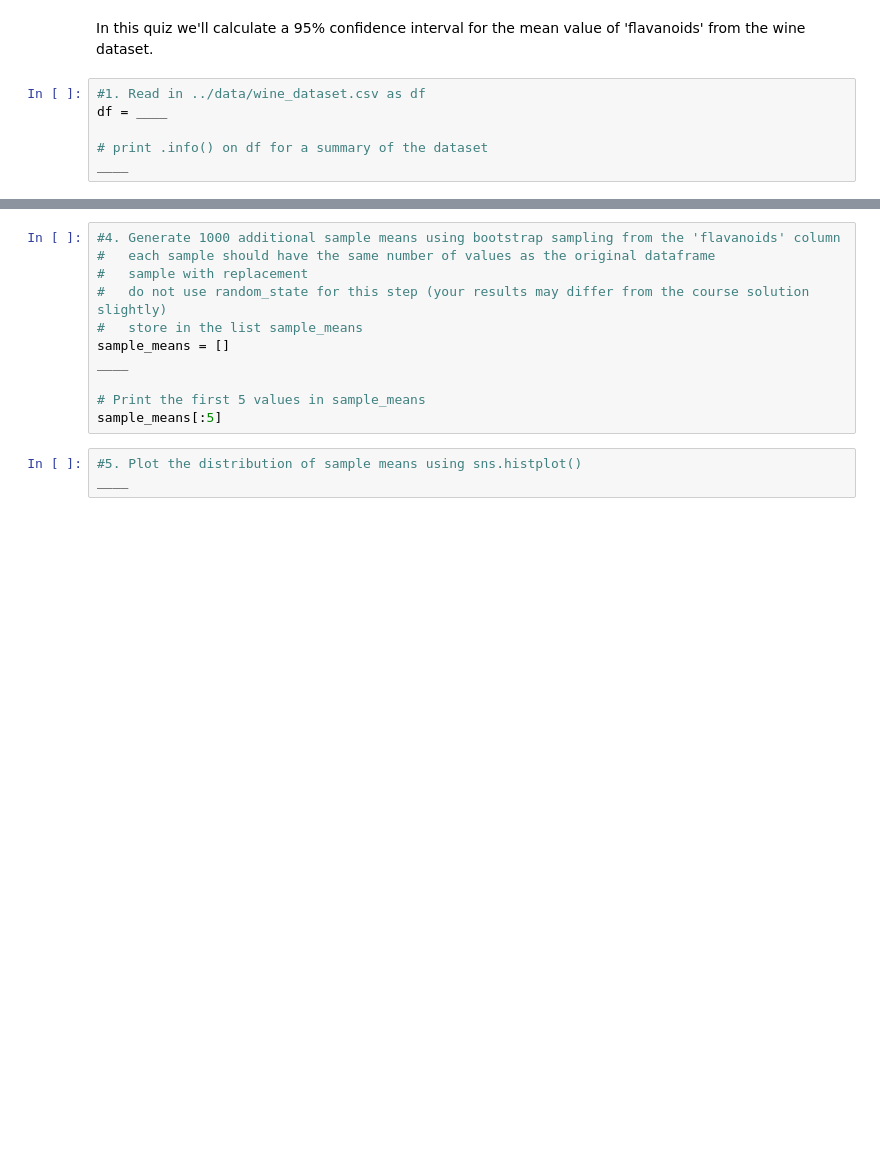
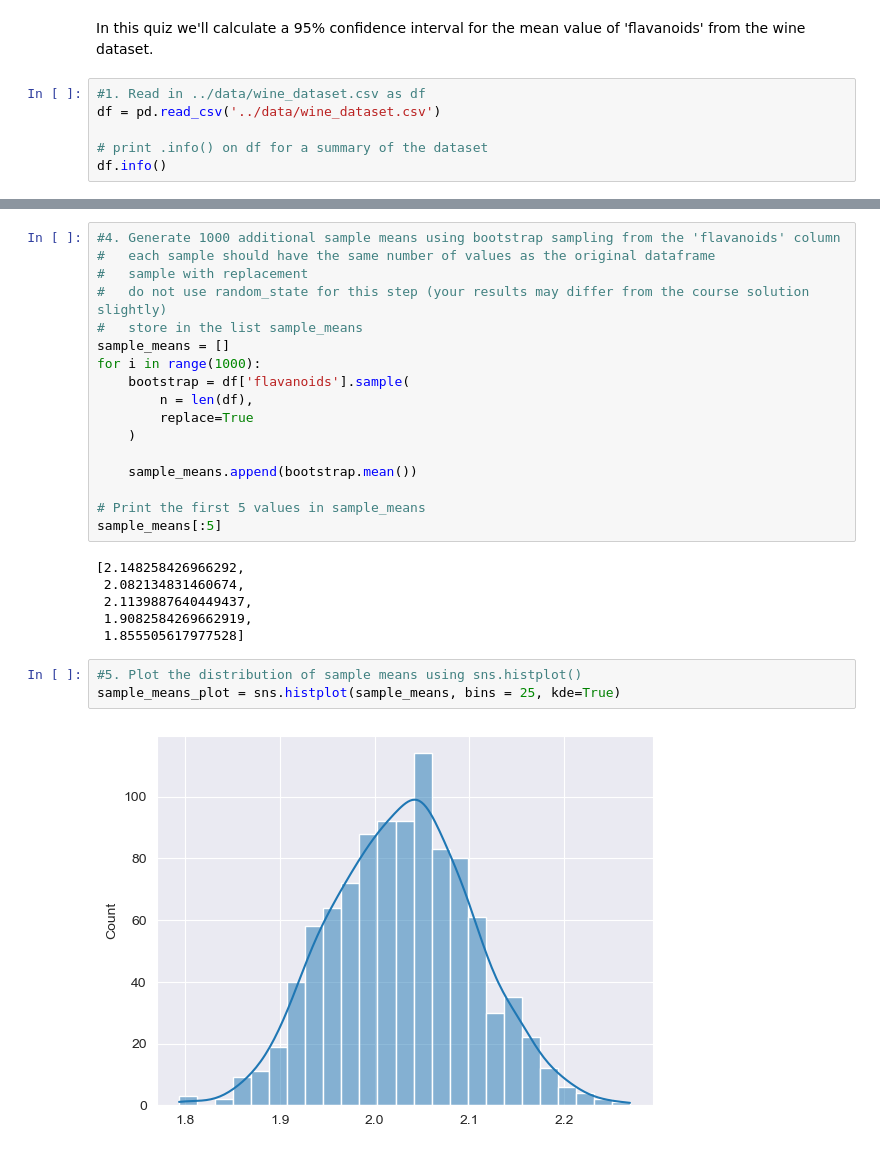
Before and after one commit to jayatgp/eods-f2025, a Jupyter notebook: weekly_quiz/Week_04_Quiz-UNI.ipynb, the cells around one changed output, grey strips where cells are left out. Drawn from its saved outputs; the diff is of its cells as text; blank space fills up the shorter version.

```diff
--- a/weekly_quiz/Week_04_Quiz-UNI.ipynb
+++ b/weekly_quiz/Week_04_Quiz-UNI.ipynb
@@ -28,7 +28,7 @@ sns.set_style('darkgrid')
 In this quiz we'll calculate a 95% confidence interval for the mean value of 'flavanoids' from the wine dataset.
 # %%
 #1. Read in ../data/wine_dataset.csv as df
-df = ____
+df = pd.read_csv('../data/wine_dataset.csv')
 
 # print .info() on df for a summary of the dataset
-____
+df.info()
@@ -61,10 +97,24 @@ ____
 #   do not use random_state for this step (your results may differ from the course solution slightly)
 #   store in the list sample_means
 sample_means = []
-____
+for i in range(1000):
+    bootstrap = df['flavanoids'].sample(
+        n = len(df),
+        replace=True
+    )
+
+    sample_means.append(bootstrap.mean())
 
 # Print the first 5 values in sample_means
 sample_means[:5]
+# %% [output]
+[2.148258426966292,
+ 2.082134831460674,
+ 2.1139887640449437,
+ 1.9082584269662919,
+ 1.855505617977528]
 # %%
 #5. Plot the distribution of sample means using sns.histplot()
-____
+sample_means_plot = sns.histplot(sample_means, bins = 25, kde=True)
+# %% [output]
+[figure, added]
```
Also changed, not shown: parts of 5 cells of this notebook, 5 other files.
